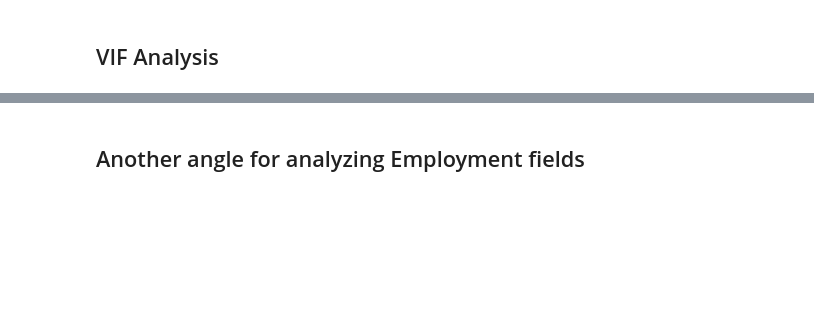
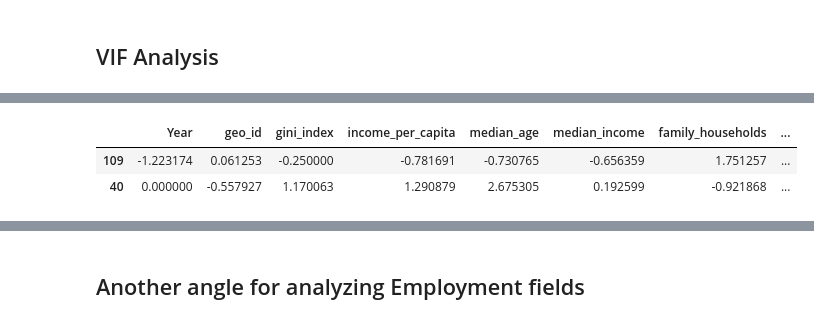
Before and after one commit to Yukti-K/7Park, a Jupyter notebook: Yukti/7park_group_features_kmeans_vif.ipynb, the cells around one changed output, grey strips where cells are left out. Saved outputs shown, nothing was run; the diff lists cells and outputs as text; code cells hidden in the pictures; blank space fills up the shorter version.

```diff
--- a/Yukti/7park_group_features_kmeans_vif.ipynb
+++ b/Yukti/7park_group_features_kmeans_vif.ipynb
@@ -144,6 +198,8 @@ female_over_60 = acs_all_phoenix.female_60_to_61 + acs_all_phoenix.female_62_to_
 female_under_18 = female_under_18.astype(float)
 female_under_60 = female_under_60.astype(float)
 female_over_60 = female_over_60.astype(float)
+# %%
+females=female_under_18.astype(float)+female_under_60.astype(float)+female_over_60.astype(float)
 # %% [markdown]
 #### Grouping male age columns together
 # %%
@@ -313,6 +385,27 @@ dict = {'Year': Year, 'geo_id': geo_id, 'gini_index':gini_index, 'income_per_cap
        'rent_under10':rent_under10, 'rent_tento50':rent_tento50, 'rent_over50':rent_over50, 'rent_uncomputed':rent_uncomputed,
        'male_under_18':male_under_18, 'male_under_60':male_under_60, 'male_over_60':male_over_60,
        'female_under_18':female_under_18, 'female_under_60':female_under_60, 'female_over_60':female_over_60}
+# %%
+dict_vif = {'Year': Year, 'geo_id': geo_id, 'gini_index':gini_index, 'income_per_capita':income_per_capita,
+       'median_age':median_age, 'median_income':median_income,
+       'family_households':family_households, 'nonfamily_households':nonfamily_households,
+       'unemployed_pop':unemployed_pop, 'employed_pop':employed_pop,
+       'owner_occupied_housing_units':owner_occupied_housing_units,
+       'owner_occupied_housing_units_upper_value_quartile':owner_occupied_housing_units_upper_value_quartile,
+       'vacant_housing_units':vacant_housing_units,'vacant_housing_units_for_rent':vacant_housing_units_for_rent,
+       'vacant_housing_units_for_sale':vacant_housing_units_for_sale, 'public_commute':public_commute,
+       'personal_commute':personal_commute, 'college_educated':college_educated, 'in_school':in_school,
+       'high_school_educated':high_school_educated,
+       'asian_pop':asian_pop, 'amerindian_pop':amerindian_pop, 'black_pop':black_pop, 'hispanic_pop':hispanic_pop,
+        'white_pop':white_pop,
+        'other_race_pop':other_race_pop,'two_or_more_races_pop':two_or_more_races_pop, 'two_parent_hh':two_parent_hh,
+       'one_parent_hh':one_parent_hh,'employed_creative':employed_creative, 'employed_prof':employed_prof,
+       'employed_skill':employed_skill, 'employed_service':employed_service,'income_less_than_60000':income_less_than_60000,
+       'income_less_than_125000':income_less_than_125000, 'income_over_125000':income_over_125000,
+       'commute_less_than_30':commute_less_than_30, 'commute_less_than_60':commute_less_than_60,
+       'commute_over_60':commute_over_60, 'small_dwellings':small_dwellings, 'large_dwellings':large_dwellings,
+       'rent_under10':rent_under10, 'rent_tento50':rent_tento50, 'rent_over50':rent_over50, 'rent_uncomputed':rent_uncomputed,
+       'females':females,'under_18':under_18,'under_60':under_60,'over_60':over_60}
 # %%
 acs_final = pd.DataFrame(dict)
 # %%
@@ -862,0 +1150,9 @@ for idx,vif in enumerate(vifgroupings):
+# %%
+x_std_vif=acs_final_vif.astype(float)
+for col in x_std_vif.columns:
+     x_std_vif[col]=(x_std_vif[col]-x_std_vif[col].mean())/x_std_vif[col].std()
+x_std_vif.sample(2)
+# %% [output]
+|  | Year | geo_id | gini_index | income_per_capita | median_age | median_income | family_households | ... |
+| 109 | -1.223174 | 0.061253 | -0.250000 | -0.781691 | -0.730765 | -0.656359 | 1.751257 | ... |
+| 40 | 0.000000 | -0.557927 | 1.170063 | 1.290879 | 2.675305 | 0.192599 | -0.921868 | ... |
```
Also changed, not shown: parts of 41 cells of this notebook.
